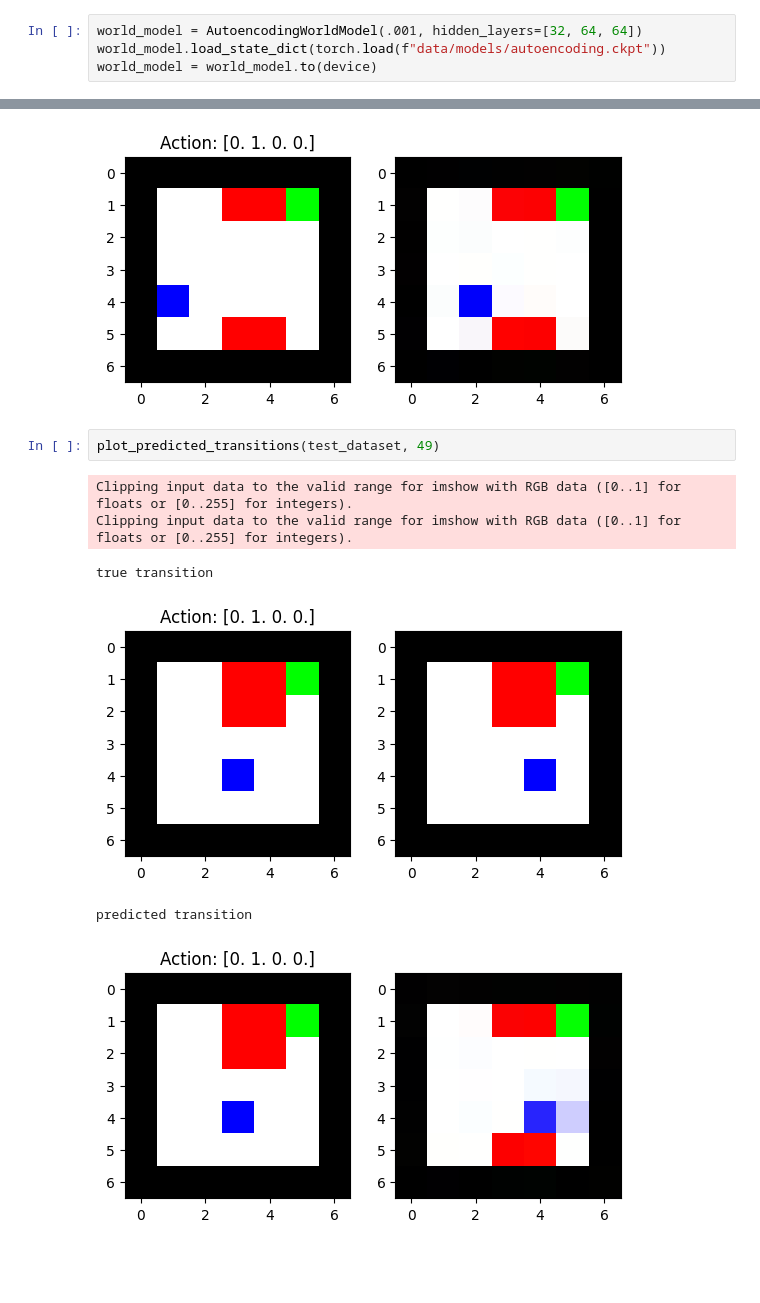
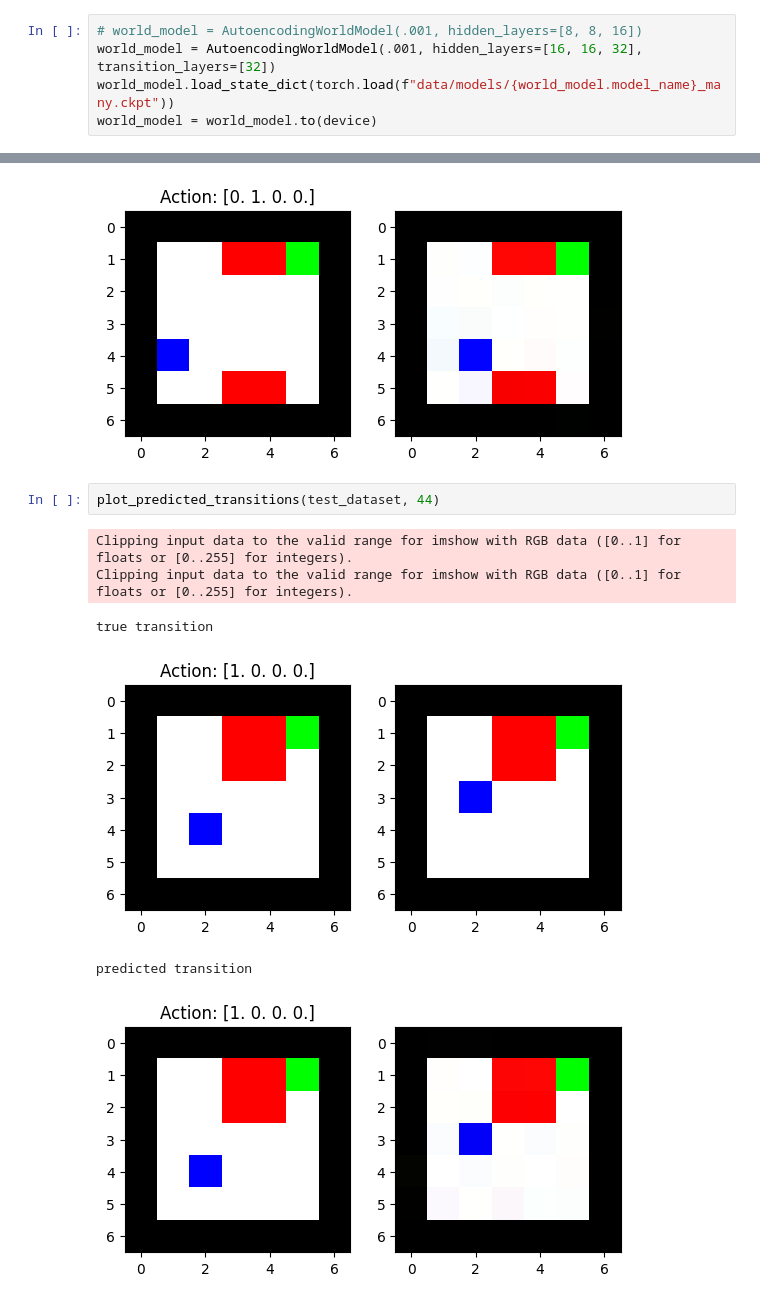
Before and after one commit to demkejon001/tpm_markov_modelling, a Jupyter notebook: analyze_trained_model.ipynb, the cells around one changed output, grey strips where cells are left out. Drawn from its saved outputs; the diff is of its cells as text; blank space fills up the shorter version.

```diff
--- a/analyze_trained_model.ipynb
+++ b/analyze_trained_model.ipynb
@@ -9,8 +9,9 @@ from distshift_dataset import UniqueDistshiftDataset
 # %% [markdown]
 # Load Data
 # %%
-world_model = AutoencodingWorldModel(.001, hidden_layers=[32, 64, 64])
-world_model.load_state_dict(torch.load(f"data/models/autoencoding.ckpt"))
+# world_model = AutoencodingWorldModel(.001, hidden_layers=[8, 8, 16])
+world_model = AutoencodingWorldModel(.001, hidden_layers=[16, 16, 32], transition_layers=[32])
+world_model.load_state_dict(torch.load(f"data/models/{world_model.model_name}_many.ckpt"))
 world_model = world_model.to(device)
 # %%
 train_dataset = UniqueDistshiftDataset("distshift-v0")
@@ -47,11 +87,11 @@ true transition
 predicted transition
 [figure]
 # %%
-plot_predicted_transitions(test_dataset, 49)
+plot_predicted_transitions(test_dataset, 44)
 # %% [output]
 Clipping input data to the valid range for imshow with RGB data ([0..1] for floats or [0..255] for integers).
 Clipping input data to the valid range for imshow with RGB data ([0..1] for floats or [0..255] for integers).
 true transition
-[figure, old version]
+[figure, new version]
 predicted transition
-[figure, old version]
+[figure, new version]
```
Also changed, not shown: parts of 8 cells of this notebook, 8 other files.
